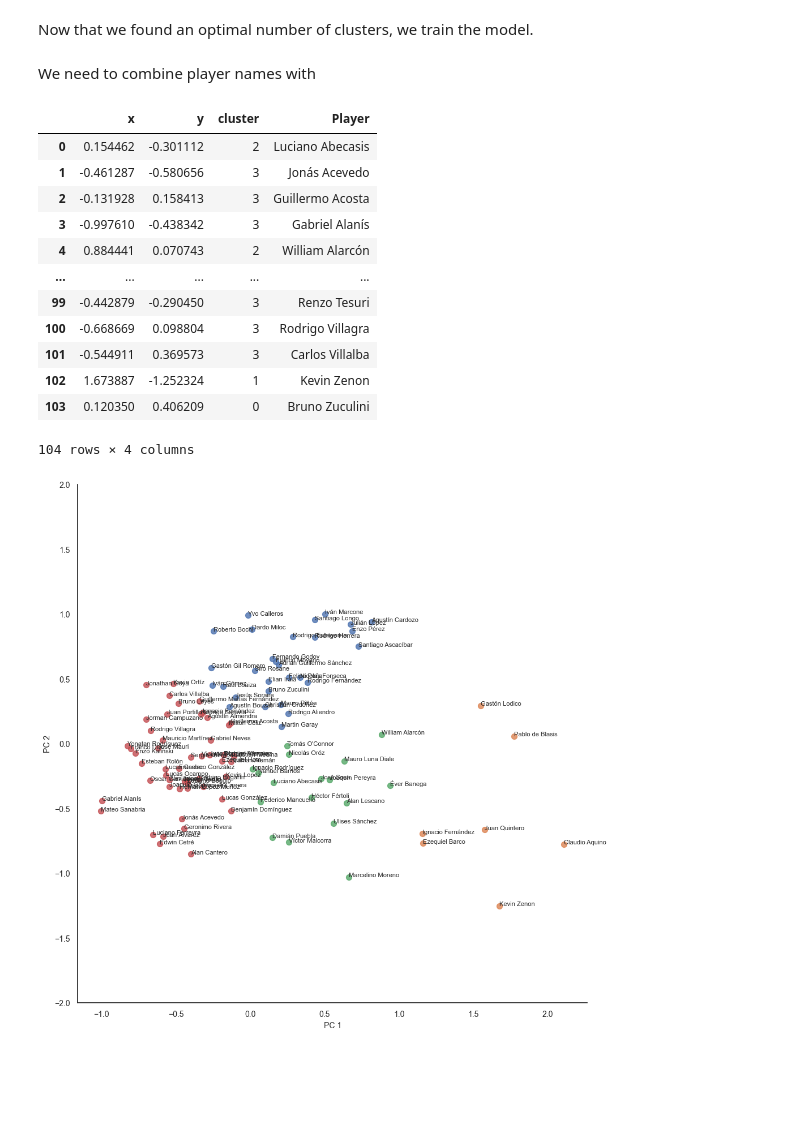
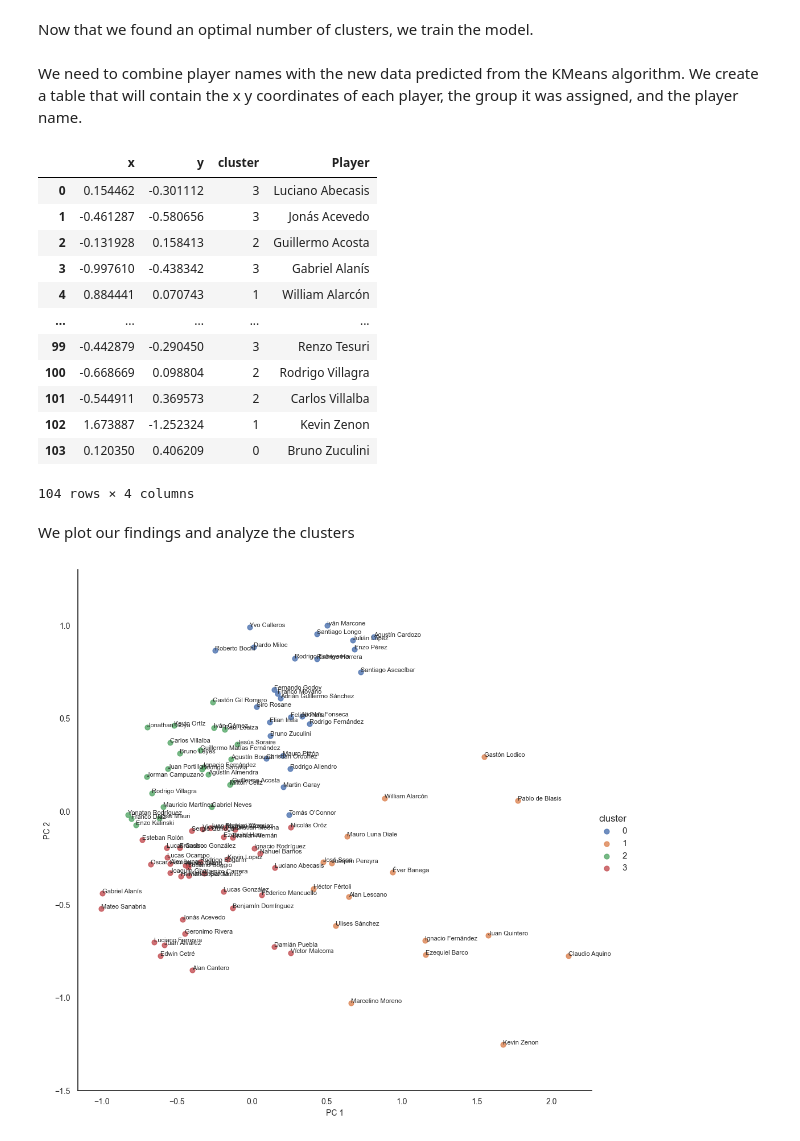
Before and after one commit to Tommy-Las/MidfieldersClusteringKMeans, a Jupyter notebook: MidfieldersClustering.ipynb, the cells around one changed output. Saved outputs shown, nothing was run; the diff lists cells and outputs as text; code cells hidden in the pictures; blank space fills up the shorter version.

Commit message:
added analysis for the plot

```diff
--- a/MidfieldersClustering.ipynb
+++ b/MidfieldersClustering.ipynb
@@ -150,8 +153,0 @@ There are columns that do not contain any data, we can see that the Gls and Ast
-# %%
-columns_to_check = ["Short Passes Attempted", "Medium Passes Attempted"]
-
-# Drop rows where these columns have NaN values
-players_df = players_df.dropna(subset=columns_to_check)
-players_df.reset_index(inplace=True, drop=True)
-
-players_df.info()
@@ -175,0 +154,10 @@ memory usage: 18.8+ KB
+# %%
+# Define the threshold: keep rows with at least 60% of columns containing non-NaN values
+threshold = int(0.7 * len(players_df.columns))
+
+# Drop rows that do not meet the threshold
+players_df = players_df.dropna(thresh=threshold)
+
+players_df.reset_index(inplace=True, drop=True)
+
+players_df.info()
@@ -234,12 +223,6 @@ minmax_scaler = MinMaxScaler()
 # Exclude the player column
 norm_X = players_df.iloc[:, 1:]
 
-# We want to replace NaN values with 0
-norm_X.fillna(0, inplace=True)
-
-# Save the columns, so we create the dataframe again
-cols = norm_X.columns
-
 # Perform the normalization
 norm_X = minmax_scaler.fit_transform(norm_X.to_numpy())
 # %% [markdown]
@@ -286,10 +269,11 @@ kmeans = kmeans.fit(reduced)
 
 labels = kmeans.predict(reduced)
 clusters = kmeans.labels_.tolist()
-# %% [markdown]
-We need to combine player names with
+# %% [markdown]
+We need to combine player names with the new data predicted from the KMeans algorithm.
+We create a table that will contain the x y coordinates of each player, the group it was assigned, and the player name.
 # %%
-players = players_df["Player"]
+players = players_90["Player"]
 
 reduced['cluster'] = clusters
 reduced['Player'] = players
@@ -297,39 +281,39 @@ reduced.columns = ['x', 'y', 'cluster', 'Player']
 reduced
 # %% [output]
 |  | x | y | cluster | Player |
-| 0 | 0.154462 | -0.301112 | 2 | Luciano Abecasis |
+| 0 | 0.154462 | -0.301112 | 3 | Luciano Abecasis |
 | 1 | -0.461287 | -0.580656 | 3 | Jonás Acevedo |
-| 2 | -0.131928 | 0.158413 | 3 | Guillermo Acosta |
+| 2 | -0.131928 | 0.158413 | 2 | Guillermo Acosta |
 | 3 | -0.997610 | -0.438342 | 3 | Gabriel Alanís |
-| 4 | 0.884441 | 0.070743 | 2 | William Alarcón |
+| 4 | 0.884441 | 0.070743 | 1 | William Alarcón |
 | ... | ... | ... | ... | ... |
 | 99 | -0.442879 | -0.290450 | 3 | Renzo Tesuri |
-| 100 | -0.668669 | 0.098804 | 3 | Rodrigo Villagra |
-| 101 | -0.544911 | 0.369573 | 3 | Carlos Villalba |
+| 100 | -0.668669 | 0.098804 | 2 | Rodrigo Villagra |
+| 101 | -0.544911 | 0.369573 | 2 | Carlos Villalba |
 | 102 | 1.673887 | -1.252324 | 1 | Kevin Zenon |
 | 103 | 0.120350 | 0.406209 | 0 | Bruno Zuculini |
 104 rows × 4 columns
+# %% [markdown]
+We plot our findings and analyze the clusters
 # %%
 import seaborn as sns
 import matplotlib.pyplot as plt
 
-sns.set(style="white")
-
 # Create the plot
-ax = sns.lmplot(x="x", y="y", hue='cluster', data=reduced, legend=False,
-                fit_reg=False, height=10, scatter_kws={"s": 50})
+ax = sns.lmplot(x="x", y="y", hue='cluster', data=reduced, legend=True,
+                fit_reg=False, height=10, scatter_kws={"s": 40})
 
 # Add text annotations with smaller font size
 texts = []
 for x, y, s in zip(reduced.x, reduced.y, reduced.Player):
     texts.append(plt.text(x, y, s, fontsize=8))  # Adjust fontsize as needed
 
 # Set the limits and labels
-ax.set(ylim=(-2, 2))
+ax.set(ylim=(-1.5, 1.3))
 plt.tick_params(labelsize=10)
 plt.xlabel("PC 1", fontsize=10)
 plt.ylabel("PC 2", fontsize=10)
 
 plt.show()
 # %% [output]
-[figure, old version]
+[figure, new version]
```
Also changed, not shown: parts of 10 cells of this notebook.
